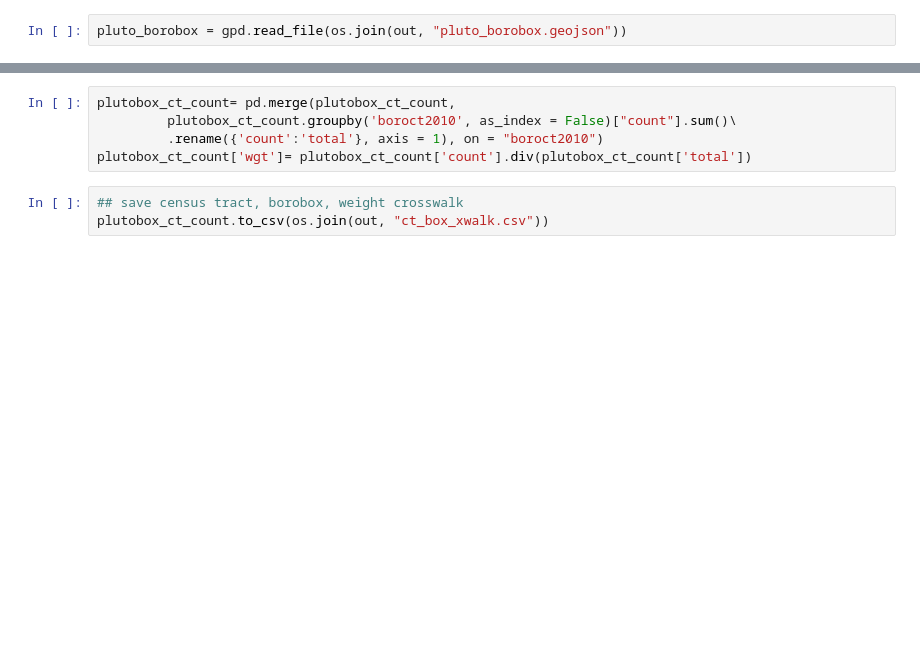
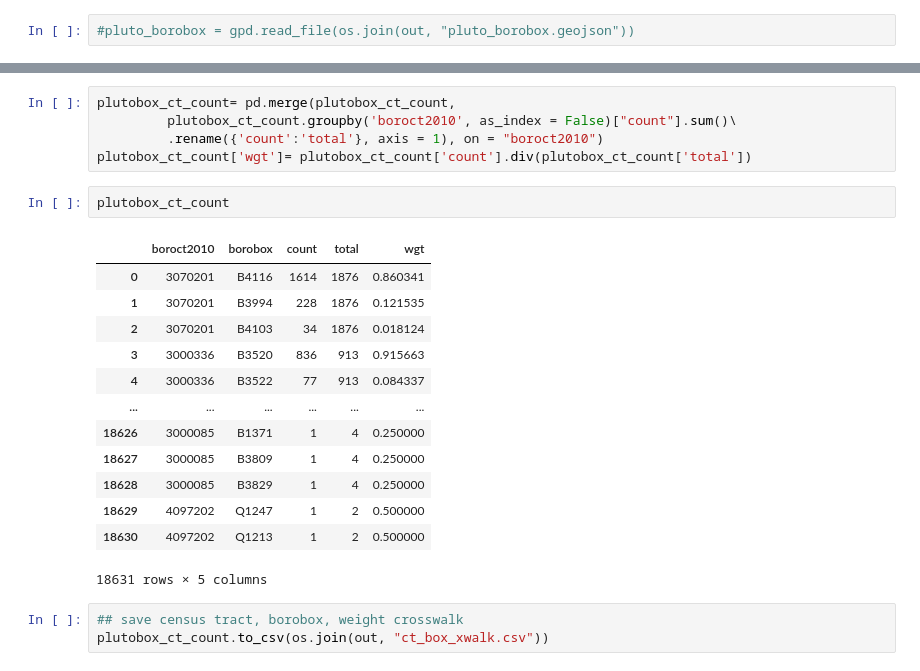
Before and after one commit to KaiElwood/machine-learning-final, a Jupyter notebook: code/00a_calculate_catchment.ipynb, the cells around one changed output, grey strips where cells are left out. Cells and saved outputs as stored; diff of their text form; blank space fills up the shorter version.

```diff
--- a/code/00a_calculate_catchment.ipynb
+++ b/code/00a_calculate_catchment.ipynb
@@ -128,7 +128,7 @@ pluto_borobox.to_csv(os.join(out, "pluto_borobox.csv"))
 # %% [markdown]
 ## Create Census Tract Weights
 # %%
-pluto_borobox = gpd.read_file(os.join(out, "pluto_borobox.geojson"))
+#pluto_borobox = gpd.read_file(os.join(out, "pluto_borobox.geojson"))
 # %%
 plutobox_ct= pd.merge(pluto_borobox.loc[:, ["bbl", "location", "borobox", "box_type", "latitude", "longitude"]],
          pluto.loc[:, ["bbl", "ct2010"]], on = "bbl")
@@ -171,6 +171,22 @@ plutobox_ct_count= pd.merge(plutobox_ct_count,
          plutobox_ct_count.groupby('boroct2010', as_index = False)["count"].sum()\
          .rename({'count':'total'}, axis = 1), on = "boroct2010")
 plutobox_ct_count['wgt']= plutobox_ct_count['count'].div(plutobox_ct_count['total'])
+# %%
+plutobox_ct_count
+# %% [output]
+|  | boroct2010 | borobox | count | total | wgt |
+| 0 | 3070201 | B4116 | 1614 | 1876 | 0.860341 |
+| 1 | 3070201 | B3994 | 228 | 1876 | 0.121535 |
+| 2 | 3070201 | B4103 | 34 | 1876 | 0.018124 |
+| 3 | 3000336 | B3520 | 836 | 913 | 0.915663 |
+| 4 | 3000336 | B3522 | 77 | 913 | 0.084337 |
+| ... | ... | ... | ... | ... | ... |
+| 18626 | 3000085 | B1371 | 1 | 4 | 0.250000 |
+| 18627 | 3000085 | B3809 | 1 | 4 | 0.250000 |
+| 18628 | 3000085 | B3829 | 1 | 4 | 0.250000 |
+| 18629 | 4097202 | Q1247 | 1 | 2 | 0.500000 |
+| 18630 | 4097202 | Q1213 | 1 | 2 | 0.500000 |
+18631 rows × 5 columns
 # %%
 ## save census tract, borobox, weight crosswalk
 plutobox_ct_count.to_csv(os.join(out, "ct_box_xwalk.csv"))
```
Also changed, not shown: 4 other files.
